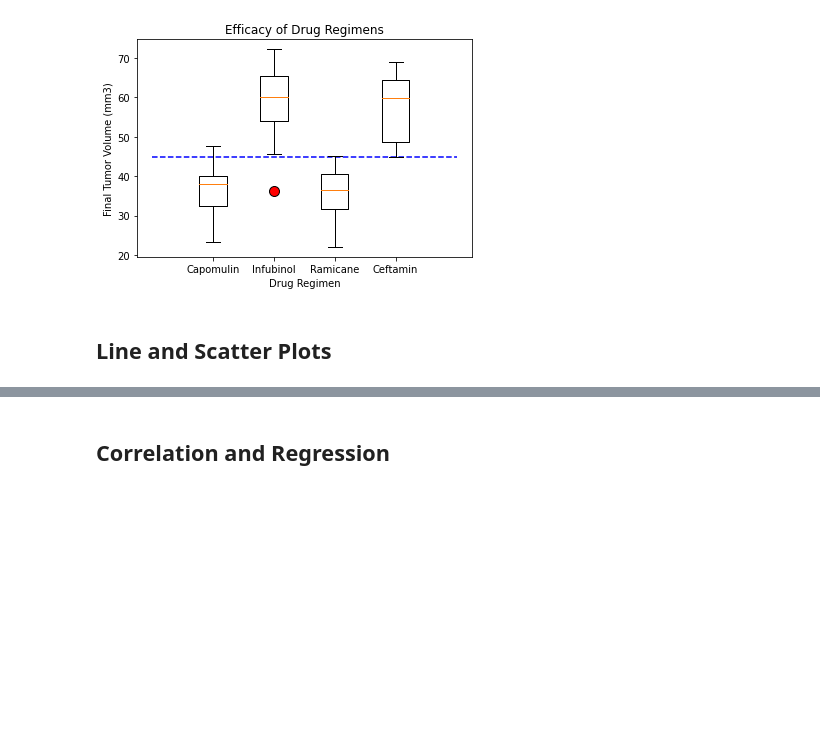
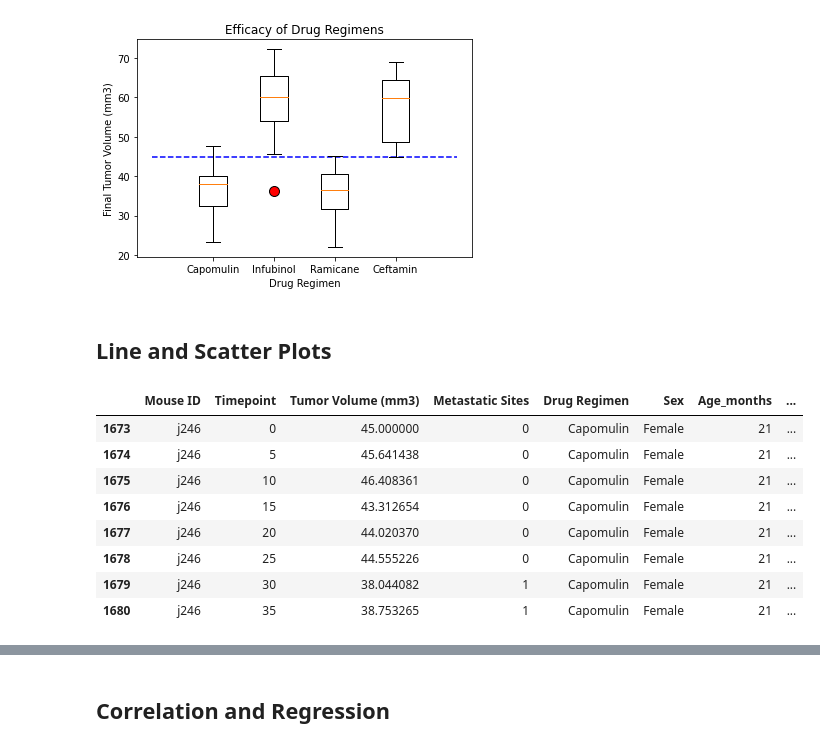
Before and after one commit to njmorr/matplotlib-challenge, a Jupyter notebook: pymaceuticals.ipynb, the cells around one changed output, grey strips where cells are left out. Cells and saved outputs as stored; diff of their text form; code cells hidden in the pictures; blank space fills up the shorter version.

```diff
--- a/pymaceuticals.ipynb
+++ b/pymaceuticals.ipynb
@@ -346,5 +346,20 @@ plt.show()
 [figure]
 # %% [markdown]
 ## Line and Scatter Plots
+# %%
+# Mouse chosen is j246
+
+j246 = clean_data.loc[clean_data["Mouse ID"] == "j246"]
+j246
+# %% [output]
+|  | Mouse ID | Timepoint | Tumor Volume (mm3) | Metastatic Sites | Drug Regimen | Sex | Age_months | ... |
+| 1673 | j246 | 0 | 45.000000 | 0 | Capomulin | Female | 21 | ... |
+| 1674 | j246 | 5 | 45.641438 | 0 | Capomulin | Female | 21 | ... |
+| 1675 | j246 | 10 | 46.408361 | 0 | Capomulin | Female | 21 | ... |
+| 1676 | j246 | 15 | 43.312654 | 0 | Capomulin | Female | 21 | ... |
+| 1677 | j246 | 20 | 44.020370 | 0 | Capomulin | Female | 21 | ... |
+| 1678 | j246 | 25 | 44.555226 | 0 | Capomulin | Female | 21 | ... |
+| 1679 | j246 | 30 | 38.044082 | 1 | Capomulin | Female | 21 | ... |
+| 1680 | j246 | 35 | 38.753265 | 1 | Capomulin | Female | 21 | ... |
 # %%
 # Generate a line plot of tumor volume vs. time point for a mouse treated with Capomulin
```
Also changed, not shown: parts of 1 cell of this notebook.
